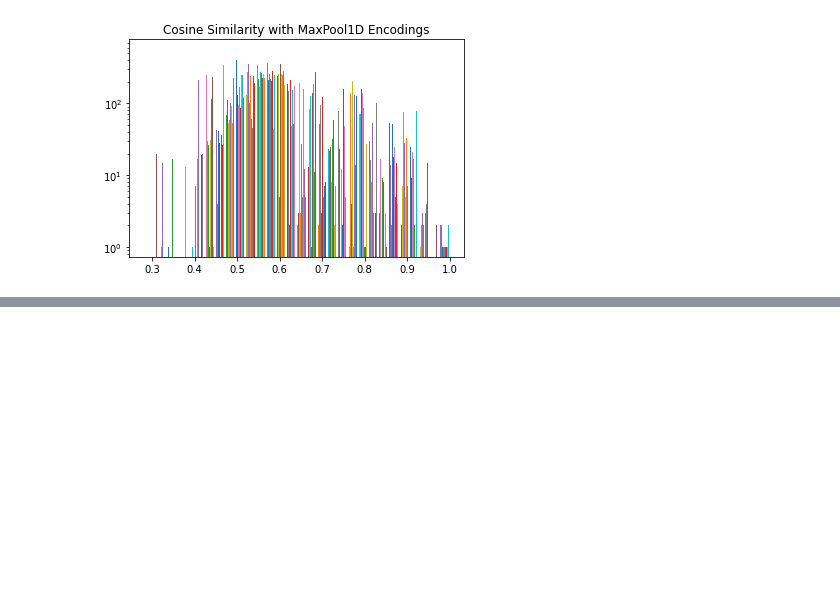
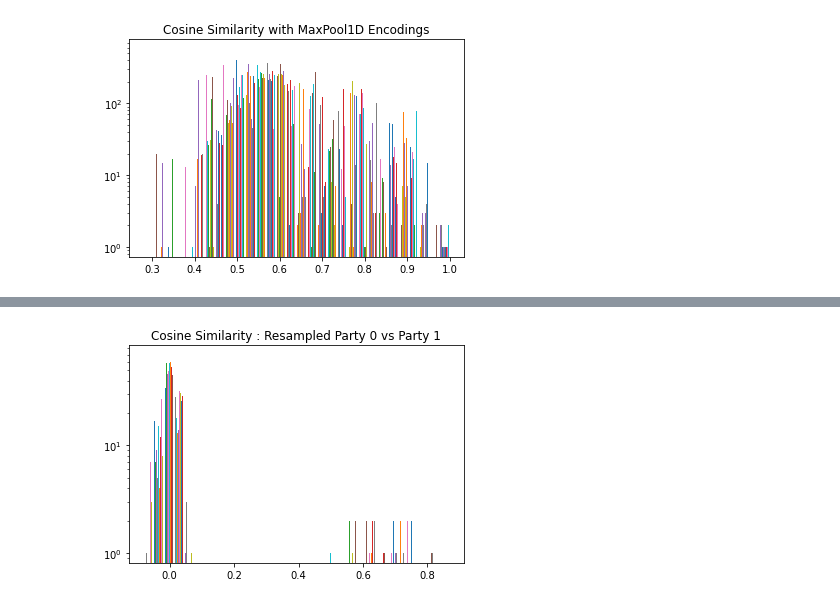
Before and after one commit to bhershdu/nlp_legislation_prediction, a Jupyter notebook: data_preparation/data_exploration.ipynb, the cells around one changed output, grey strips where cells are left out. Cells and saved outputs as stored; diff of their text form; code cells hidden in the pictures; blank space fills up the shorter version.

```diff
--- a/data_preparation/data_exploration.ipynb
+++ b/data_preparation/data_exploration.ipynb
@@ -154,7 +154,7 @@ if not os.path.exists(shrunk_array_df_path):
                 print(f)
                 df = pd.read_pickle(os.path.join(root, f), compression="gzip")
                 shrunk_encoding = np.array(df["input_shrunk"])
-                file_df = pd.DataFrame({"input_shrunk": [shrunk_encoding]})
+                file_df = pd.DataFrame({"input_shrunk": [[shrunk_encoding]], "party": [df["party"][0]]})
                 if shrunk_array_df is None:
                     print("initializing")
                     shrunk_array_df = file_df
@@ -259,0 +271,20 @@ The MaxPool1D returns a better set of differences between the encodings
+# %%
+resamp_party_0_df = shrunk_array_df[shrunk_array_df["party"] == 0].sample(100)
+resamp_party_0_encodings = np.asarray([np.asarray(x[0]) for x in resamp_party_0_df["input_shrunk"]])
+
+resamp_party_1_df = shrunk_array_df[shrunk_array_df["party"] == 1].sample(100)
+resamp_party_1_encodings = np.asarray([np.asarray(x[0]) for x in resamp_party_1_df["input_shrunk"]])
+
+resamp_party_3_df = shrunk_array_df[shrunk_array_df["party"] == 3].sample(100)
+resamp_party_3_encodings = np.asarray([np.asarray(x[0]) for x in resamp_party_3_df["input_shrunk"]])
+# %%
+cosine_0_1 = cosine_similarity(resamp_party_0_encodings, resamp_party_1_encodings)
+cosine_0_3 = cosine_similarity(resamp_party_0_encodings, resamp_party_3_encodings)
+cosine_1_3 = cosine_similarity(resamp_party_1_encodings, resamp_party_3_encodings)
+# %%
+plt.hist(cosine_0_1, bins=30)
+plt.yscale('log')
+plt.title("Cosine Similarity : Resampled Party 0 vs Party 1")
+plt.show()
+# %% [output]
+[figure, added]
```
Also changed, not shown: parts of 17 cells of this notebook.
